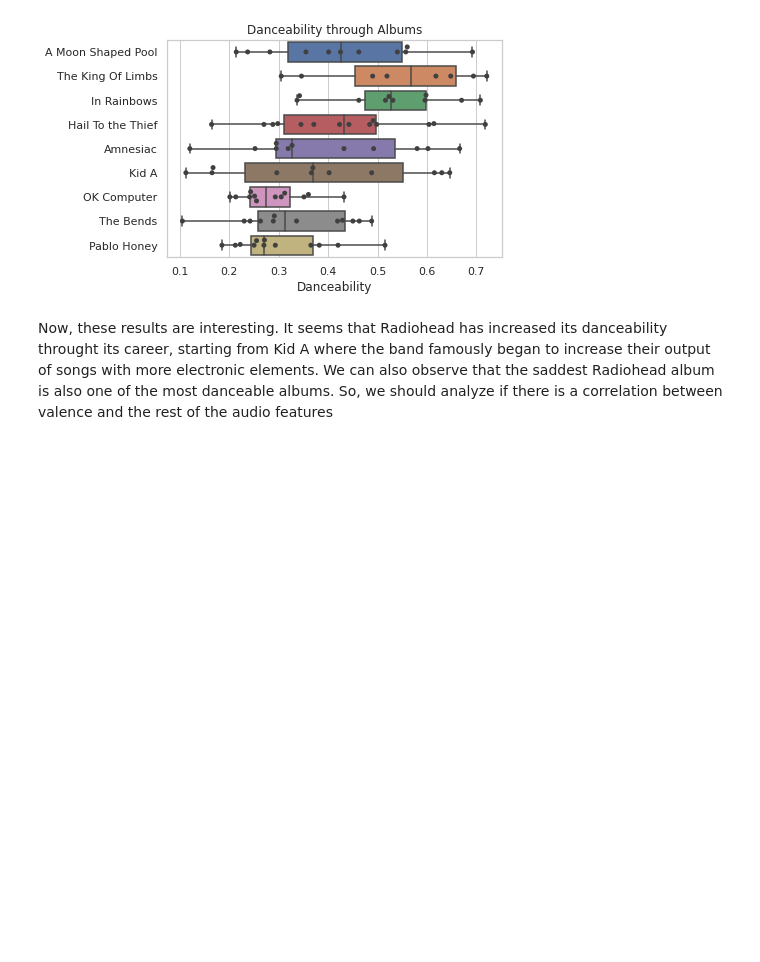
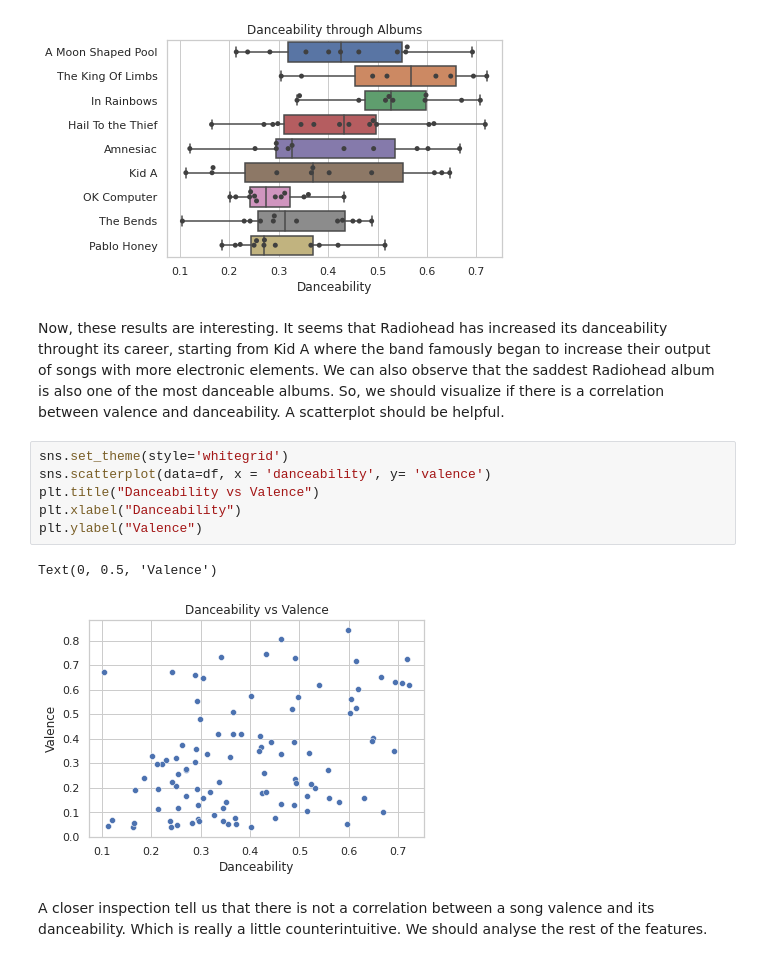
Before and after one commit to RamonPuon/Spotipy-Valence-Analysis, a Jupyter notebook: Radiohead.ipynb, the cells around one changed output. Drawn from its saved outputs; the diff is of its cells as text; blank space fills up the shorter version.

Commit message:
scatter plot danceability vs valence

```diff
--- a/Radiohead.ipynb
+++ b/Radiohead.ipynb
@@ -99,4 +99,15 @@ plt.xlabel('Danceability')
 Text(0.5, 0, 'Danceability')
 [figure]
 # %% [markdown]
-Now, these results are interesting. It seems that Radiohead has increased its danceability throught its career, starting from Kid A where the band famously began to increase their output of songs with more electronic elements. We can also observe that the saddest Radiohead album is also one of the most danceable albums. So, we should analyze if there is a correlation between valence and the rest of the audio features
+Now, these results are interesting. It seems that Radiohead has increased its danceability throught its career, starting from Kid A where the band famously began to increase their output of songs with more electronic elements. We can also observe that the saddest Radiohead album is also one of the most danceable albums. So, we should visualize if there is a correlation between valence and danceability. A scatterplot should be helpful.
+# %%
+sns.set_theme(style='whitegrid')
+sns.scatterplot(data=df, x = 'danceability', y= 'valence')
+plt.title("Danceability vs Valence")
+plt.xlabel("Danceability")
+plt.ylabel("Valence")
+# %% [output]
+Text(0, 0.5, 'Valence')
+[figure, added]
+# %% [markdown]
+A closer inspection tell us that there is not a correlation between a song valence and its danceability. Which is really a little counterintuitive. We should analyse the rest of the features.
```
